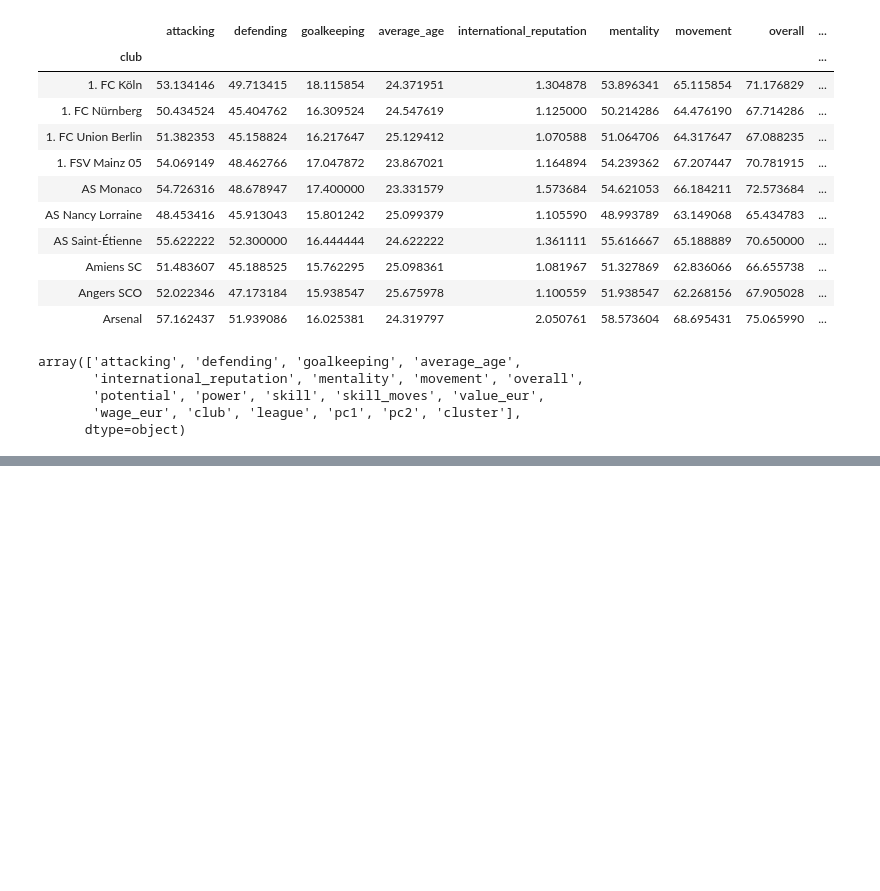
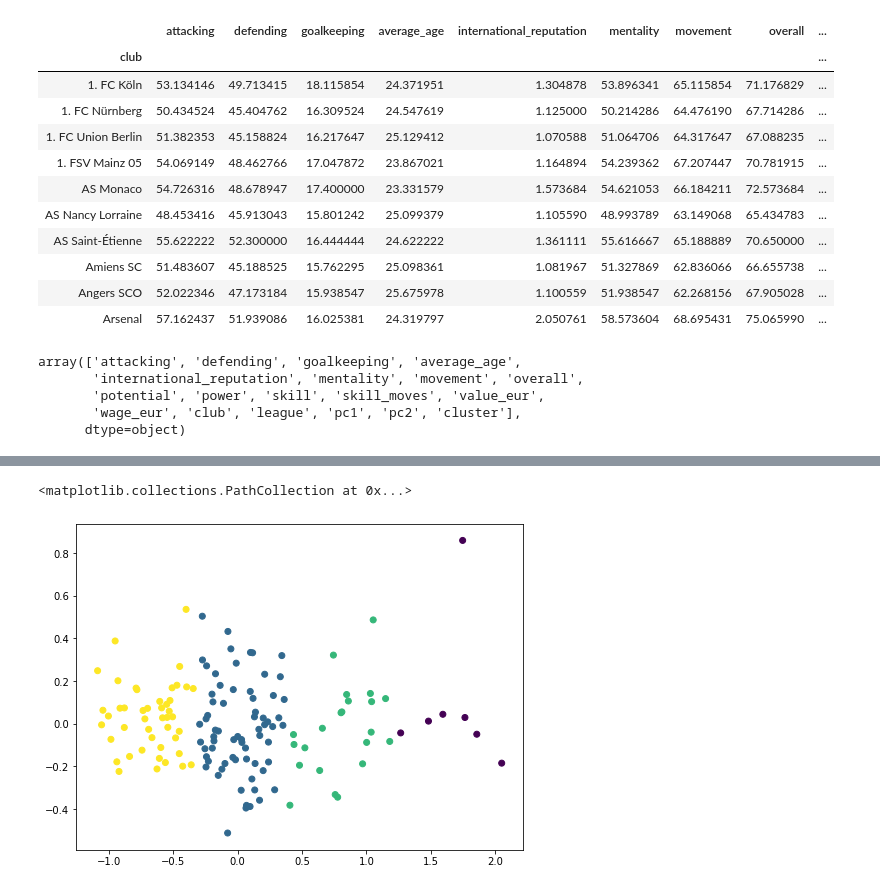
Before and after one commit to Shreyas4/VisualizationFinalProject, a Jupyter notebook: static/PCA.ipynb, the cells around one changed output, grey strips where cells are left out. Cells and saved outputs as stored; diff of their text form; code cells hidden in the pictures; blank space fills up the shorter version.

```diff
--- a/static/PCA.ipynb
+++ b/static/PCA.ipynb
@@ -244,4 +244,7 @@ array(['attacking', 'defending', 'goalkeeping', 'average_age',
        'wage_eur', 'club', 'league', 'pc1', 'pc2', 'cluster'],
       dtype=object)
 # %%
-res.to_csv('../FIFAData/Club_AggData.csv', index=False)
+# res.to_csv('../FIFAData/Club_AggData.csv', index=False)
+df = pd.read_csv('../FIFAData/Club_AggData.csv')
+df.shape
+df.dtypes
@@ -247,0 +272,10 @@ res.to_csv('../FIFAData/Club_AggData.csv', index=False)
+# %%
+df = df.drop(['pc1', 'pc2', 'cluster'], axis=1)
+
+df.to_csv('../FIFAData/pre_PCA_data.csv', index=False)
+# %%
+cols = ['Attacking','Defending','Goalkeeping','Age','international_reputation','Mentality','Movement','Overall','potential','Power','Skill','skill_moves','Value(EUR)','wage_eur']
+pca = PCA(n_components=df[cols].shape[1])
+x = MinMaxScaler().fit_transform(df[cols])
+principalComponents = pca.fit_transform(x)
+sum(pca.explained_variance_ratio_[:2])
@@ -247,0 +284,13 @@ res.to_csv('../FIFAData/Club_AggData.csv', index=False)
+# %%
+from matplotlib import pyplot as plt
+from sklearn.cluster import KMeans
+wcss = []
+for i in range(1, 11):
+    kmeans = KMeans(n_clusters=i, init='k-means++', max_iter=300, n_init=10, random_state=0)
+    kmeans.fit(principalComponents[:,:2])
+    wcss.append(kmeans.inertia_)
+plt.plot(range(1, 11), wcss)
+plt.title('Elbow Method')
+plt.xlabel('Number of clusters')
+plt.ylabel('WCSS')
+plt.show()
@@ -247,0 +299,10 @@ res.to_csv('../FIFAData/Club_AggData.csv', index=False)
+# %%
+pred_y = kmeans.fit_predict(principalComponents[:,:2])
+model = KMeans(n_clusters=4).fit(principalComponents[:,:2])
+
+# Visualize it:
+plt.figure(figsize=(8, 6))
+plt.scatter(principalComponents[:,0], principalComponents[:,1], c=model.labels_.astype(float))
+# %% [output]
+<matplotlib.collections.PathCollection at 0x...>
+[figure, added]
```
Also changed, not shown: parts of 5 cells of this notebook, 3 other files.
